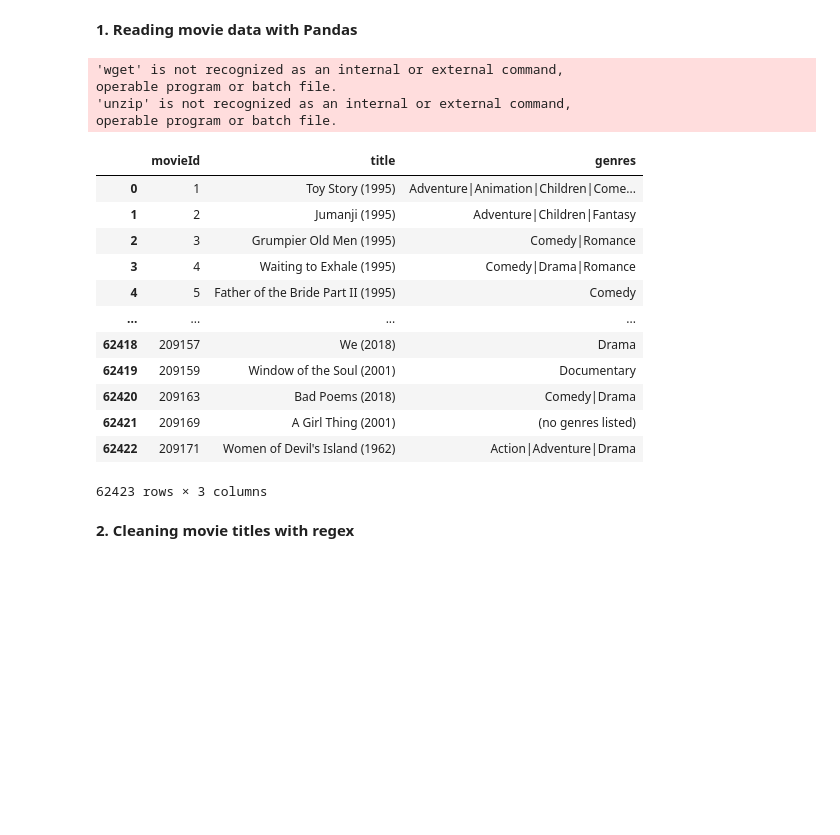
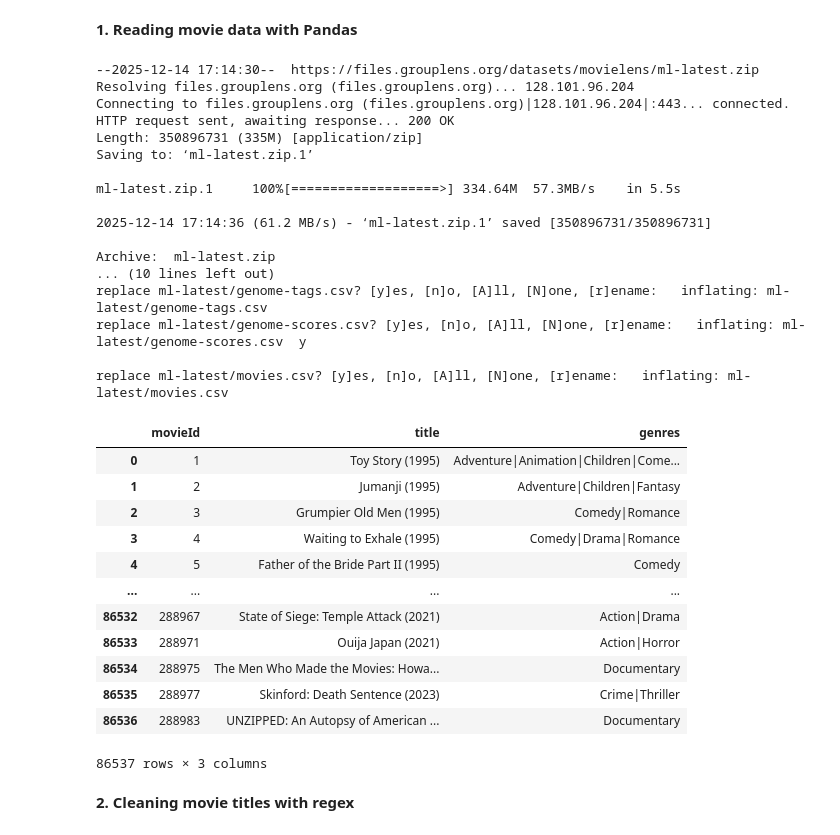
Before and after one commit to Thakshaka/movie-recommender-system, a Jupyter notebook: Movie_Recommendation_System.ipynb, the cells around one changed output. Cells and saved outputs as stored; diff of their text form; code cells hidden in the pictures; blank space fills up the shorter version.

```diff
--- a/Movie_Recommendation_System.ipynb
+++ b/Movie_Recommendation_System.ipynb
@@ -1,33 +1,46 @@
 # %% [markdown]
 **1. Reading movie data with Pandas**
 # %%
-!wget https://files.grouplens.org/datasets/movielens/ml-25m.zip
+!wget https://files.grouplens.org/datasets/movielens/ml-latest.zip
 
-!unzip ml-25m.zip
+!unzip ml-latest.zip
 
 import pandas as pd
 
-movies = pd.read_csv("ml-25m/movies.csv")
+movies = pd.read_csv("ml-latest/movies.csv")
 
 movies
 # %% [output]
-'wget' is not recognized as an internal or external command,
-operable program or batch file.
-'unzip' is not recognized as an internal or external command,
-operable program or batch file.
+--2025-12-14 17:14:30--  https://files.grouplens.org/datasets/movielens/ml-latest.zip
+Resolving files.grouplens.org (files.grouplens.org)... 128.101.96.204
+Connecting to files.grouplens.org (files.grouplens.org)|128.101.96.204|:443... connected.
+HTTP request sent, awaiting response... 200 OK
+Length: 350896731 (335M) [application/zip]
+Saving to: ‘ml-latest.zip.1’
+
+ml-latest.zip.1     100%[===================>] 334.64M  57.3MB/s    in 5.5s
+
+2025-12-14 17:14:36 (61.2 MB/s) - ‘ml-latest.zip.1’ saved [350896731/350896731]
+
+Archive:  ml-latest.zip
+... (10 lines left out)
+replace ml-latest/genome-tags.csv? [y]es, [n]o, [A]ll, [N]one, [r]ename:   inflating: ml-latest/genome-tags.csv
+replace ml-latest/genome-scores.csv? [y]es, [n]o, [A]ll, [N]one, [r]ename:   inflating: ml-latest/genome-scores.csv  y
+
+replace ml-latest/movies.csv? [y]es, [n]o, [A]ll, [N]one, [r]ename:   inflating: ml-latest/movies.csv
 |  | movieId | title | genres |
 | 0 | 1 | Toy Story (1995) | Adventure|Animation|Children|Come... |
 | 1 | 2 | Jumanji (1995) | Adventure|Children|Fantasy |
 | 2 | 3 | Grumpier Old Men (1995) | Comedy|Romance |
 | 3 | 4 | Waiting to Exhale (1995) | Comedy|Drama|Romance |
 | 4 | 5 | Father of the Bride Part II (1995) | Comedy |
 | ... | ... | ... | ... |
-| 62418 | 209157 | We (2018) | Drama |
-| 62419 | 209159 | Window of the Soul (2001) | Documentary |
-| 62420 | 209163 | Bad Poems (2018) | Comedy|Drama |
-| 62421 | 209169 | A Girl Thing (2001) | (no genres listed) |
-| 62422 | 209171 | Women of Devil's Island (1962) | Action|Adventure|Drama |
+| 86532 | 288967 | State of Siege: Temple Attack (2021) | Action|Drama |
+| 86533 | 288971 | Ouija Japan (2021) | Action|Horror |
+| 86534 | 288975 | The Men Who Made the Movies: Howa... | Documentary |
+| 86535 | 288977 | Skinford: Death Sentence (2023) | Crime|Thriller |
+| 86536 | 288983 | UNZIPPED: An Autopsy of American ... | Documentary |
-62423 rows × 3 columns
+86537 rows × 3 columns
 # %% [markdown]
 **2. Cleaning movie titles with regex**
 # %%
```
Also changed, not shown: parts of 12 cells of this notebook, 7 other files.
